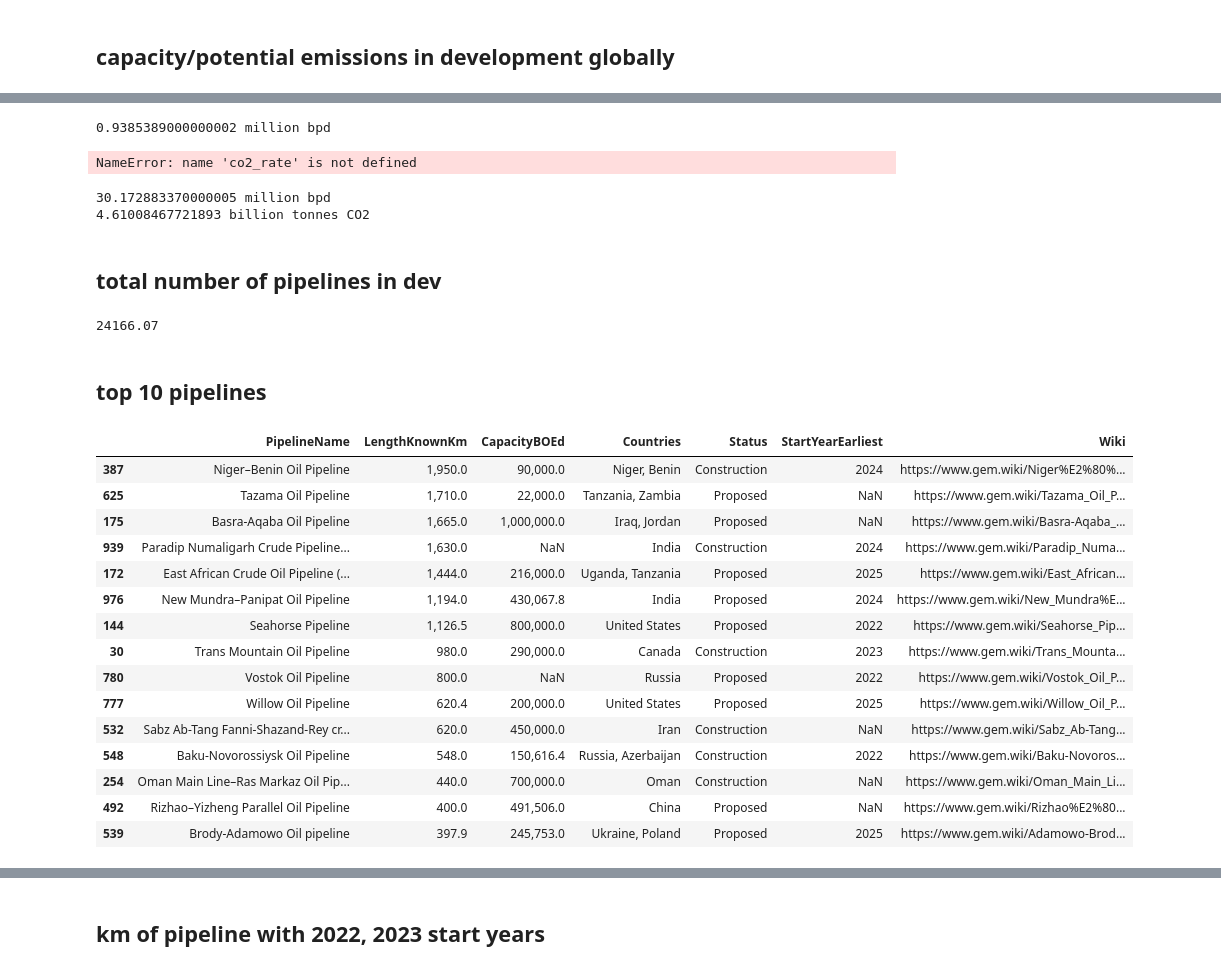
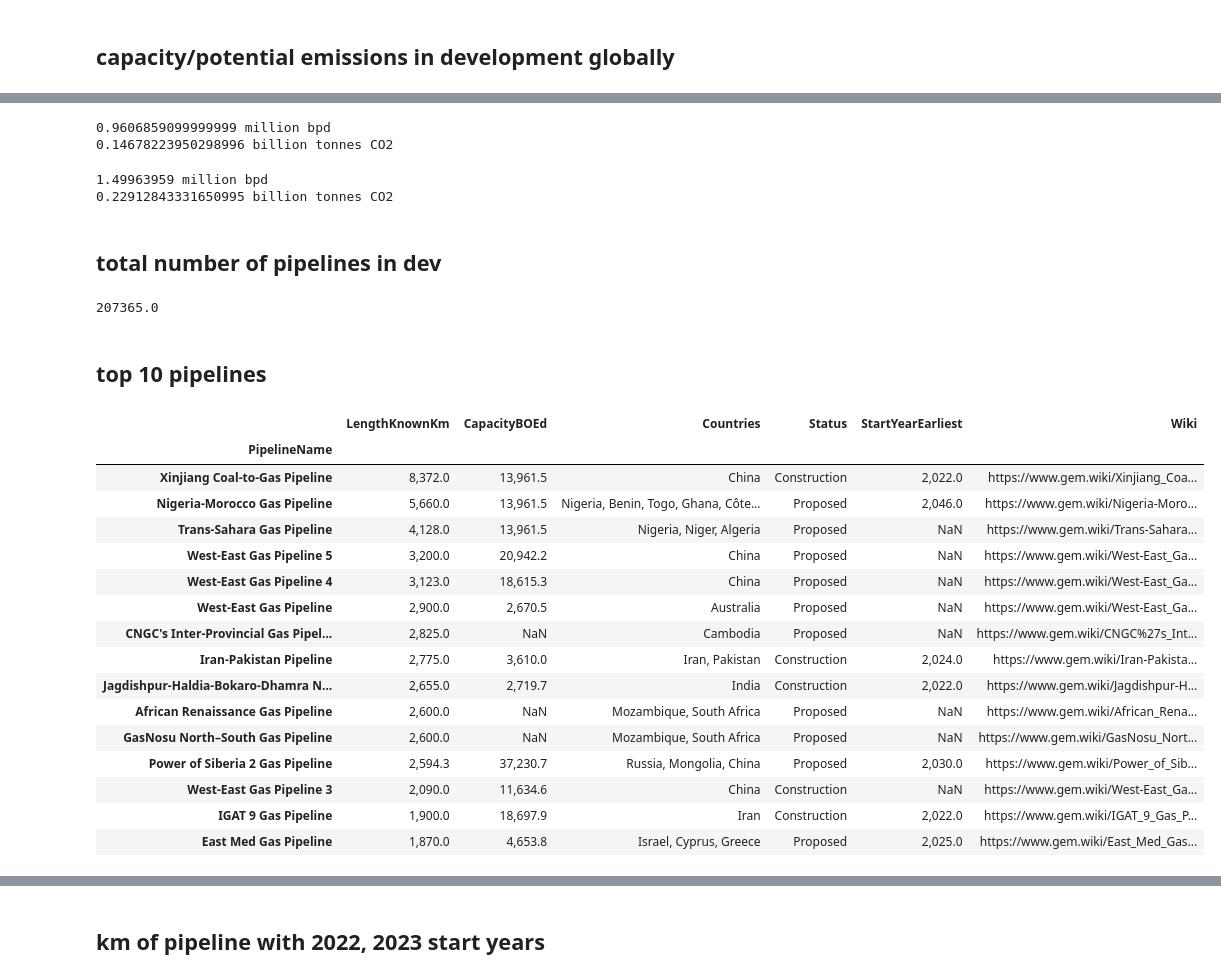
Before and after one commit to GlobalEnergyMonitor/GOIT-GGIT-research, a Jupyter notebook: gas-pipelines-report-late2022/notebooks/gas-pipelines-briefing-2022-research-calculations.ipynb, the cells around one changed output, grey strips where cells are left out. Saved outputs shown, nothing was run; the diff lists cells and outputs as text; code cells hidden in the pictures.

```diff
--- a/gas-pipelines-report-late2022/notebooks/gas-pipelines-briefing-2022-research-calculations.ipynb
+++ b/gas-pipelines-report-late2022/notebooks/gas-pipelines-briefing-2022-research-calculations.ipynb
@@ -25,7 +25,7 @@ tracker_cancelled = sel_cmap(0.2)
 # import data directly from google sheets
 # %%
 credentials_directory = '/Users/baird/Dropbox/_google-api/'
-gc = pygsheets.authorize(client_secret=credentials_directory+'client_secret.json')
+gc = pygsheets.authorize(service_account_env_var='GDRIVE_API_CREDENTIALS')
 spreadsheet = gc.open_by_key('1foPLE6K-uqFlaYgLPAUxzeXfDO5wOOqE7tibNHeqTek')
 
 #spreadsheet[1] "Gas Pipelines" tab is the second index
@@ -785,0 +743,11 @@ KeyError: "Columns not found: 'KmOwnership', 'CapacityOwnership'"
+# %%
+pandas.options.display.max_colwidth = 500
+
+country_agg_df = pandas.DataFrame(owner_parent_calculations_df.groupby(['Parent']).PipelineCountry.agg(lambda x: ', '.join(x.unique())))
+projectid_agg_df = pandas.DataFrame(owner_parent_calculations_df.groupby(['Parent']).ProjectID.agg(lambda x: ', '.join(x.unique())))
+parent_country_km_df_table['Pipeline Country Locations'] = country_agg_df.PipelineCountry
+parent_country_km_df_table['Number of Projects'] = owner_parent_calculations_df.groupby(['Parent']).ProjectID.count()
+parent_country_km_df_table['ProjectIDs'] = projectid_agg_df.ProjectID
+parent_country_km_df_table['Owner Headquarters Country'] = parent_country_km_df.drop_duplicates('Parent').set_index('Parent').ParentHQCountry
+parent_country_km_df_table['In Development (Proposed + Construction)'] = parent_country_km_df_table[['Proposed','Construction']].sum(axis=1, min_count=0)
+parent_country_km_df_table.loc[~parent_country_km_df_table.index.isin(['Not in database','Unknown'])].replace(numpy.nan, '').sort_values('In Development (Proposed + Construction)', ascending=False)[:20]
@@ -790,20 +776,3 @@ KeyError: "Columns not found: 'KmOwnership', 'CapacityOwnership'"
 # %%
 # kuhne paper
 co2_rate = 152.789 # number is 152,789 tCO2/year emissions per kilobarrel per day, divide by 1000 to get per bpd (bpd=BOEd)
-# %%
-# calculate the number of CapacityBOEd entries, and which of those are NaNs
-# https://stackoverflow.com/questions/14529838/apply-multiple-functions-to-multiple-groupby-columns
-pandas.set_option('display.max_colwidth', None)
-result = owner_parent_calculations_df.loc[
-    owner_parent_calculations_df.Status.isin(['Proposed','Construction'])].groupby(
-    ['Parent','Country'])[['KmOwnership','CapacityBOEd','ProjectID']].agg({'KmOwnership':lambda x: x.sum(min_count=1),
-                                                                           'CapacityBOEd':[lambda x: x.sum(min_count=1),
-                                                                                           lambda x: x.dropna().count()],
-                                                                           'ProjectID':[lambda x: list(x.unique()).__len__(),
-                                                                                        lambda x: list(x.unique()),
-                                                                                        lambda x: [pipes_df_orig.loc[pipes_df_orig.ProjectID==i]['PipelineName'] for i in x]
-                                                                                                  ]})
-
-result['HowManyProjectsHaveCapacityData'] = result[('CapacityBOEd','<lambda_1>')].astype(str) + ' of ' + result[('ProjectID','<lambda_0>')].astype(str)
-result[['KmOwnership','CapacityBOEd','HowManyProjectsHaveCapacityData']].sort_values(('KmOwnership','<lambda>'), ascending=False)[:20]
-result['EmissionsMtCO2PerYear'] = result[('CapacityBOEd','<lambda_0>')]*co2_rate/1e6
@@ -953,5 +929,0 @@ country_ratios_region_df['CostUSDPerKm'].mean()
-# %%
-pandas.options.display.float_format = '{:,.2f}'.format
-temp_df = pipes_oil_costs_region_df
-temp_df['CostUSDPerKm'] /= 1e6
-temp_df.sort_values('CostUSDPerKm', ascending=False)#.loc[region]['CostUSDPerKm']
@@ -1261,8 +1198,8 @@ cap_sum = pipes_df_subset['CapacityBOEd'].sum()
 print(cap_sum / 1e6, 'million bpd')
 print(cap_sum * co2_rate / 1e9, 'billion tonnes CO2')
 # %% [output]
-0.9385389000000002 million bpd
+0.9606859099999999 million bpd
+0.14678223950298996 billion tonnes CO2
-NameError: name 'co2_rate' is not defined
 # %%
 pipes_df_subset = pipes_df_orig.loc[(pipes_df_orig.Status.isin(['Construction','Proposed']))&
                                      (pipes_df_orig.Fuel=='Gas')]
@@ -1270,38 +1207,39 @@ cap_sum = pipes_df_subset['CapacityBOEd'].sum()
 print(cap_sum / 1e6, 'million bpd')
 print(cap_sum * co2_rate / 1e9, 'billion tonnes CO2')
 # %% [output]
-30.172883370000005 million bpd
-4.61008467721893 billion tonnes CO2
+1.49963959 million bpd
+0.22912843331650995 billion tonnes CO2
 # %% [markdown]
 ## total number of pipelines in dev
 # %%
 pipes_df_orig.loc[(pipes_df_orig.Fuel=='Gas')&
                   (pipes_df_orig.Status.isin(['Proposed','Construction']))]['LengthMergedKm'].sum()
 # %% [output]
-24166.07
+207365.0
 # %% [markdown]
 ## top 10 pipelines
 # %%
 pipes_df_orig.loc[(pipes_df_orig.Fuel=='Gas')&
                   (pipes_df_orig.Status.isin(['Proposed','Construction']))].sort_values(
-    'LengthKnownKm', ascending=False)[['PipelineName','LengthKnownKm','CapacityBOEd','Countries','Status','StartYearEarliest','Wiki']][:15]
+    'LengthKnownKm', ascending=False)[['PipelineName','LengthKnownKm','CapacityBOEd','Countries','Status','StartYearEarliest','Wiki']].set_index('PipelineName')[:15]
 # %% [output]
-|  | PipelineName | LengthKnownKm | CapacityBOEd | Countries | Status | StartYearEarliest | Wiki |
-| 387 | Niger–Benin Oil Pipeline | 1,950.0 | 90,000.0 | Niger, Benin | Construction | 2024 | https://www.gem.wiki/Niger%E2%80%... |
-| 625 | Tazama Oil Pipeline | 1,710.0 | 22,000.0 | Tanzania, Zambia | Proposed | NaN | https://www.gem.wiki/Tazama_Oil_P... |
-| 175 | Basra-Aqaba Oil Pipeline | 1,665.0 | 1,000,000.0 | Iraq, Jordan | Proposed | NaN | https://www.gem.wiki/Basra-Aqaba_... |
-| 939 | Paradip Numaligarh Crude Pipeline... | 1,630.0 | NaN | India | Construction | 2024 | https://www.gem.wiki/Paradip_Numa... |
-| 172 | East African Crude Oil Pipeline (... | 1,444.0 | 216,000.0 | Uganda, Tanzania | Proposed | 2025 | https://www.gem.wiki/East_African... |
-| 976 | New Mundra–Panipat Oil Pipeline | 1,194.0 | 430,067.8 | India | Proposed | 2024 | https://www.gem.wiki/New_Mundra%E... |
-| 144 | Seahorse Pipeline | 1,126.5 | 800,000.0 | United States | Proposed | 2022 | https://www.gem.wiki/Seahorse_Pip... |
-| 30 | Trans Mountain Oil Pipeline | 980.0 | 290,000.0 | Canada | Construction | 2023 | https://www.gem.wiki/Trans_Mounta... |
-| 780 | Vostok Oil Pipeline | 800.0 | NaN | Russia | Proposed | 2022 | https://www.gem.wiki/Vostok_Oil_P... |
-| 777 | Willow Oil Pipeline | 620.4 | 200,000.0 | United States | Proposed | 2025 | https://www.gem.wiki/Willow_Oil_P... |
-| 532 | Sabz Ab-Tang Fanni-Shazand-Rey cr... | 620.0 | 450,000.0 | Iran | Construction | NaN | https://www.gem.wiki/Sabz_Ab-Tang... |
-| 548 | Baku-Novorossiysk Oil Pipeline | 548.0 | 150,616.4 | Russia, Azerbaijan | Construction | 2022 | https://www.gem.wiki/Baku-Novoros... |
-| 254 | Oman Main Line–Ras Markaz Oil Pip... | 440.0 | 700,000.0 | Oman | Construction | NaN | https://www.gem.wiki/Oman_Main_Li... |
-| 492 | Rizhao–Yizheng Parallel Oil Pipeline | 400.0 | 491,506.0 | China | Proposed | NaN | https://www.gem.wiki/Rizhao%E2%80... |
-| 539 | Brody-Adamowo Oil pipeline | 397.9 | 245,753.0 | Ukraine, Poland | Proposed | 2025 | https://www.gem.wiki/Adamowo-Brod... |
+|  | LengthKnownKm | CapacityBOEd | Countries | Status | StartYearEarliest | Wiki |
+| PipelineName |  |  |  |  |  |  |
+| Xinjiang Coal-to-Gas Pipeline | 8,372.0 | 13,961.5 | China | Construction | 2,022.0 | https://www.gem.wiki/Xinjiang_Coa... |
+| Nigeria-Morocco Gas Pipeline | 5,660.0 | 13,961.5 | Nigeria, Benin, Togo, Ghana, Côte... | Proposed | 2,046.0 | https://www.gem.wiki/Nigeria-Moro... |
+| Trans-Sahara Gas Pipeline | 4,128.0 | 13,961.5 | Nigeria, Niger, Algeria | Proposed | NaN | https://www.gem.wiki/Trans-Sahara... |
+| West-East Gas Pipeline 5 | 3,200.0 | 20,942.2 | China | Proposed | NaN | https://www.gem.wiki/West-East_Ga... |
+| West-East Gas Pipeline 4 | 3,123.0 | 18,615.3 | China | Proposed | NaN | https://www.gem.wiki/West-East_Ga... |
+| West-East Gas Pipeline | 2,900.0 | 2,670.5 | Australia | Proposed | NaN | https://www.gem.wiki/West-East_Ga... |
+| CNGC's Inter-Provincial Gas Pipel... | 2,825.0 | NaN | Cambodia | Proposed | NaN | https://www.gem.wiki/CNGC%27s_Int... |
+| Iran-Pakistan Pipeline | 2,775.0 | 3,610.0 | Iran, Pakistan | Construction | 2,024.0 | https://www.gem.wiki/Iran-Pakista... |
+| Jagdishpur-Haldia-Bokaro-Dhamra N... | 2,655.0 | 2,719.7 | India | Construction | 2,022.0 | https://www.gem.wiki/Jagdishpur-H... |
+| African Renaissance Gas Pipeline | 2,600.0 | NaN | Mozambique, South Africa | Proposed | NaN | https://www.gem.wiki/African_Rena... |
+| GasNosu North–South Gas Pipeline | 2,600.0 | NaN | Mozambique, South Africa | Proposed | NaN | https://www.gem.wiki/GasNosu_Nort... |
+| Power of Siberia 2 Gas Pipeline | 2,594.3 | 37,230.7 | Russia, Mongolia, China | Proposed | 2,030.0 | https://www.gem.wiki/Power_of_Sib... |
+| West-East Gas Pipeline 3 | 2,090.0 | 11,634.6 | China | Construction | NaN | https://www.gem.wiki/West-East_Ga... |
+| IGAT 9 Gas Pipeline | 1,900.0 | 18,697.9 | Iran | Construction | 2,022.0 | https://www.gem.wiki/IGAT_9_Gas_P... |
+| East Med Gas Pipeline | 1,870.0 | 4,653.8 | Israel, Cyprus, Greece | Proposed | 2,025.0 | https://www.gem.wiki/East_Med_Gas... |
 # %%
 pandas.DataFrame(pipes_df_orig.loc[(pipes_df_orig.Fuel=='Gas')&
                   (pipes_df_orig.Status.isin(['Proposed','Construction']))].groupby(['PipelineName','Status','Wiki'])['LengthKnownKm'].sum(min_count=1).sort_values(ascending=False)[:10])
```
Also changed, not shown: parts of 63 cells of this notebook, 11 other files.
